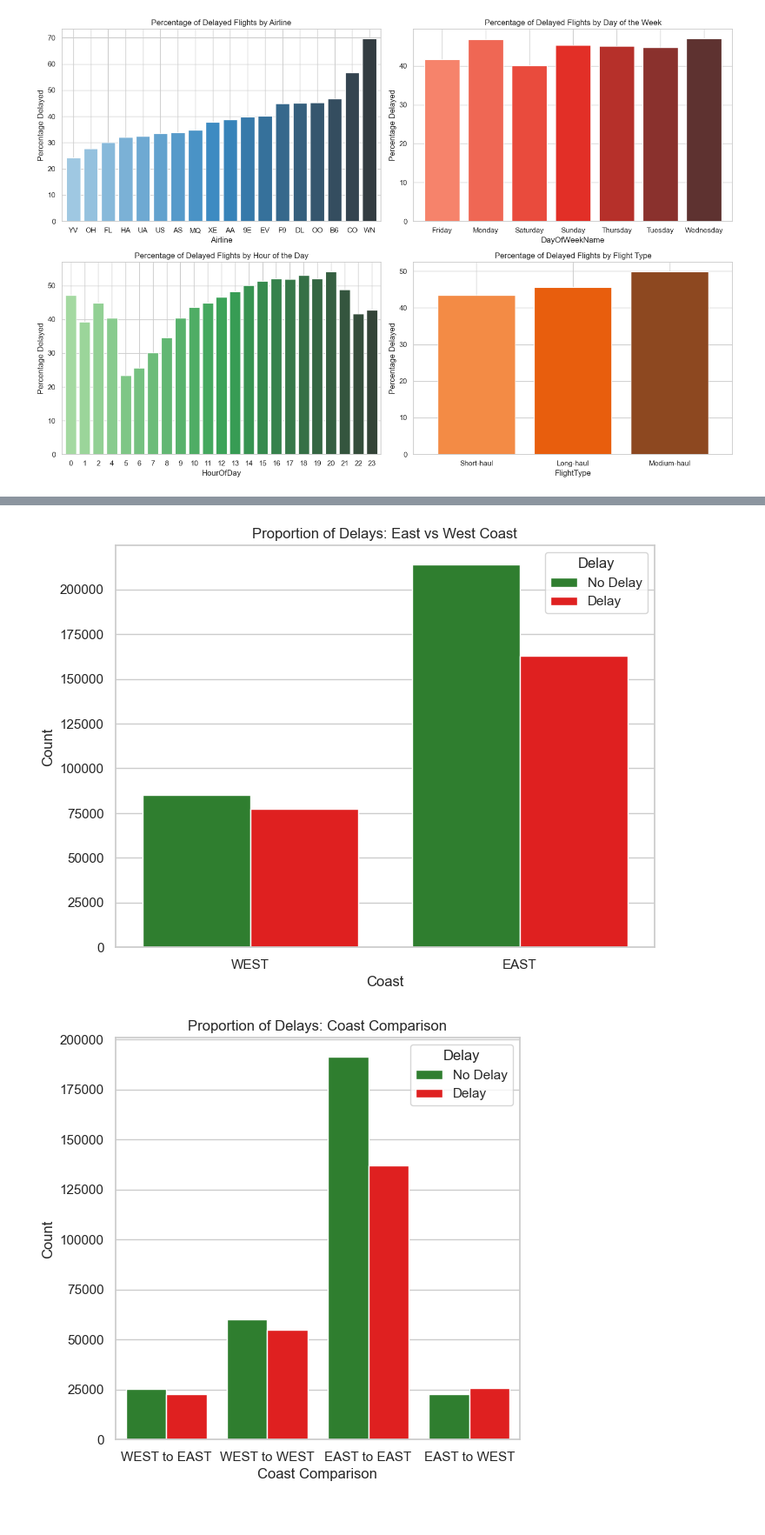
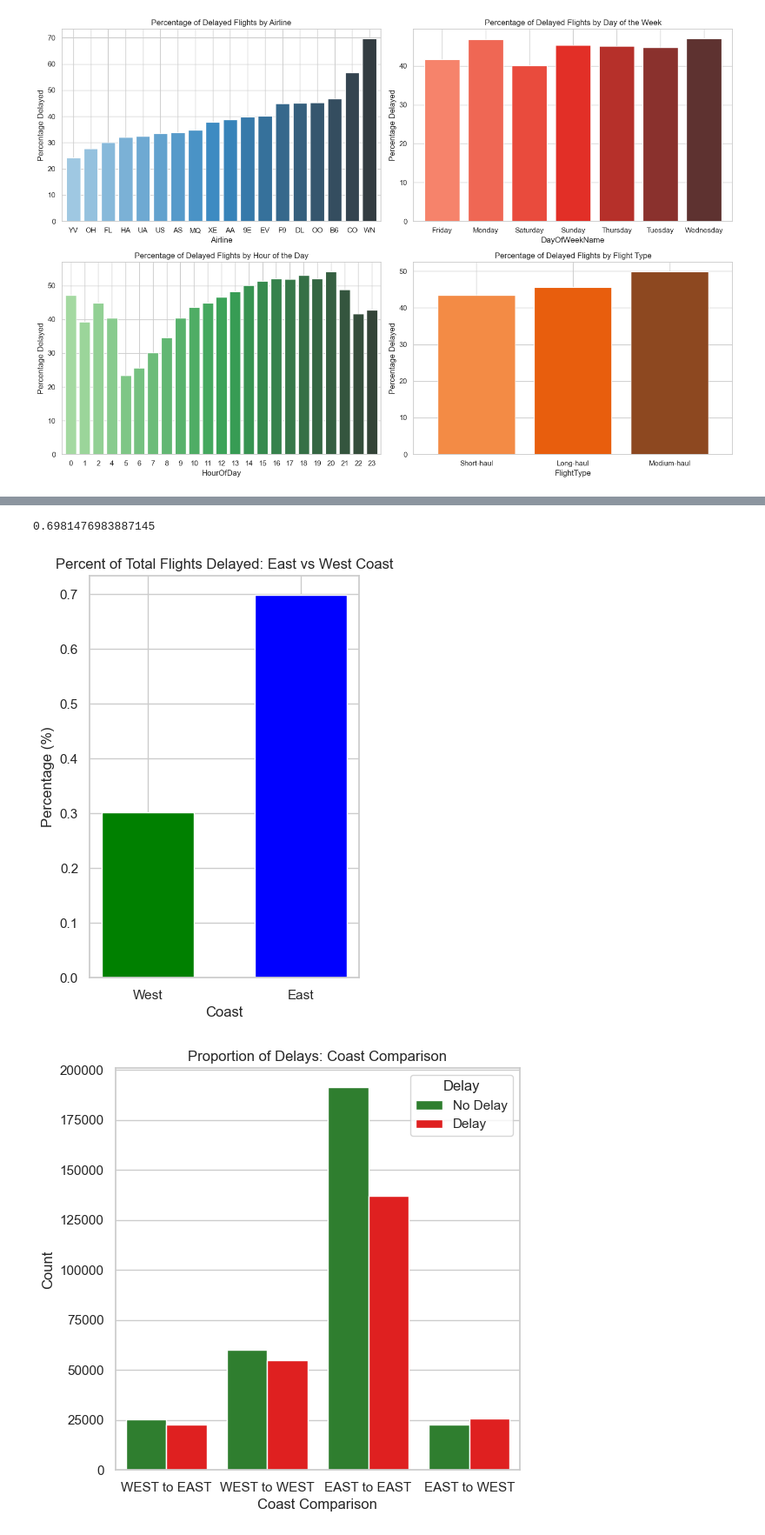
Before and after one commit to seelyfrank/flight-log-eda, a Jupyter notebook: AirportAnalysisV1.ipynb, the cells around one changed output, grey strips where cells are left out. Shown: that part at 87% size. Drawn from its saved outputs; the diff is of its cells as text; code cells hidden in the pictures.

Commit message:
Minor Graphical Change

```diff
--- a/AirportAnalysisV1.ipynb
+++ b/AirportAnalysisV1.ipynb
@@ -334,14 +350,20 @@ plt.show()
+# %%
+percent_delayed_west = len(df[df['FromCoast'] == 'WEST']['FromCoast'].to_numpy()) / len(df)
+percent_delayed_east = len(df[df['FromCoast'] == 'EAST']['FromCoast'].to_numpy()) / len(df)
+percent_delayed_east
+# %% [output]
+0.6981476983887145
 # %%
-colors = ["#228B22", "#FF0000"]
-plt.figure(figsize=(8, 6))
-sns.countplot(x='FromCoast', hue='Delay', data=df, palette=colors)
-plt.title('Proportion of Delays: East vs West Coast')
+colors = ["green", "blue"]
+
+plt.figure(figsize=(4, 6))
+plt.bar(['West', 'East'], [percent_delayed_west, percent_delayed_east], width=.6, color=colors)
+plt.title('Percent of Total Flights Delayed: East vs West Coast')
 plt.xlabel('Coast')
-plt.ylabel('Count')
-plt.legend(title='Delay', labels=['No Delay', 'Delay'])
+plt.ylabel('Percentage (%)')
 plt.show()
 # %% [output]
-[figure, old version]
+[figure, new version]
 # %%
 df['CoastComparison'] = df['FromCoast'] + ' to ' + df['ToCoast']
 
```
Also changed, not shown: parts of 7 cells of this notebook.
